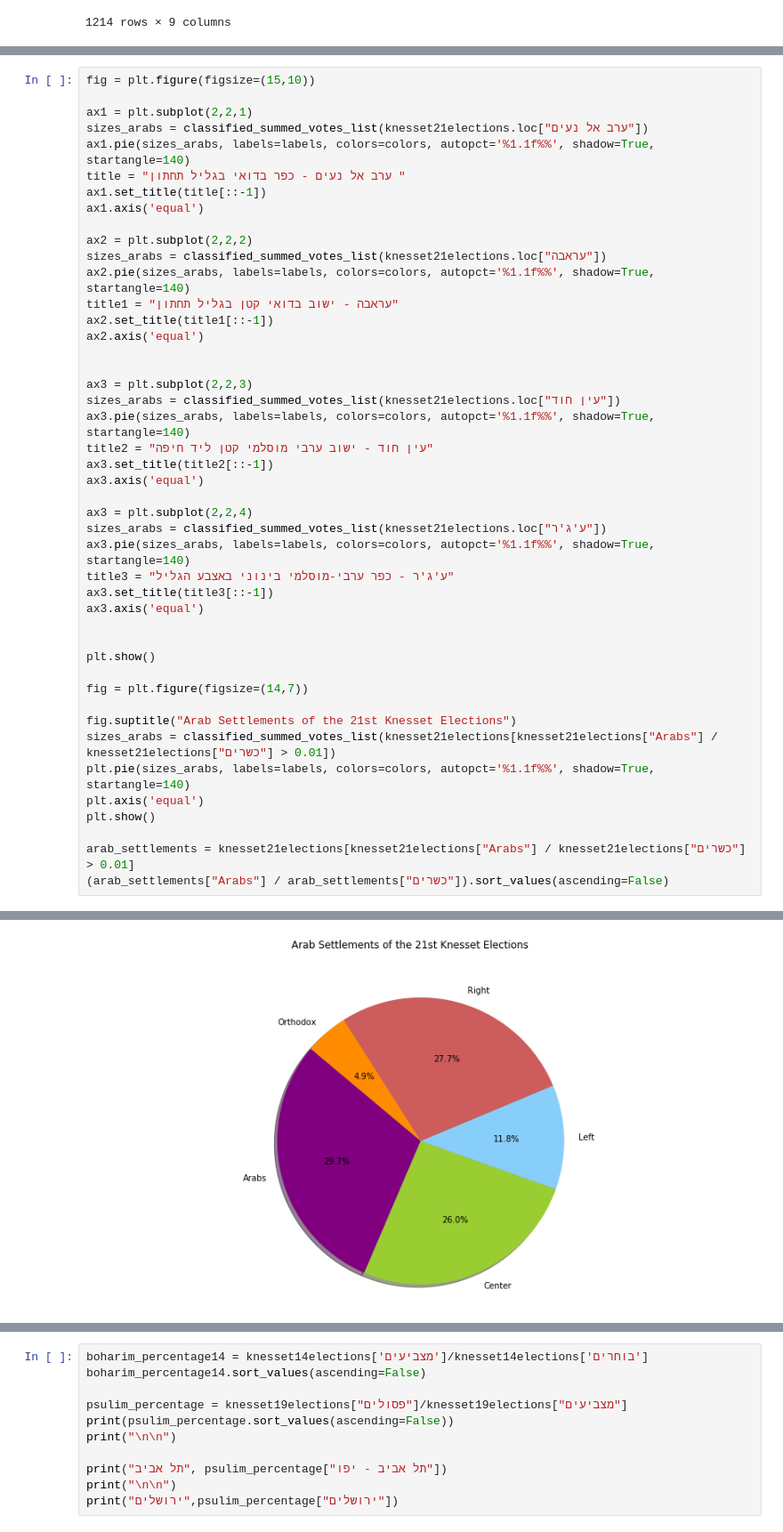
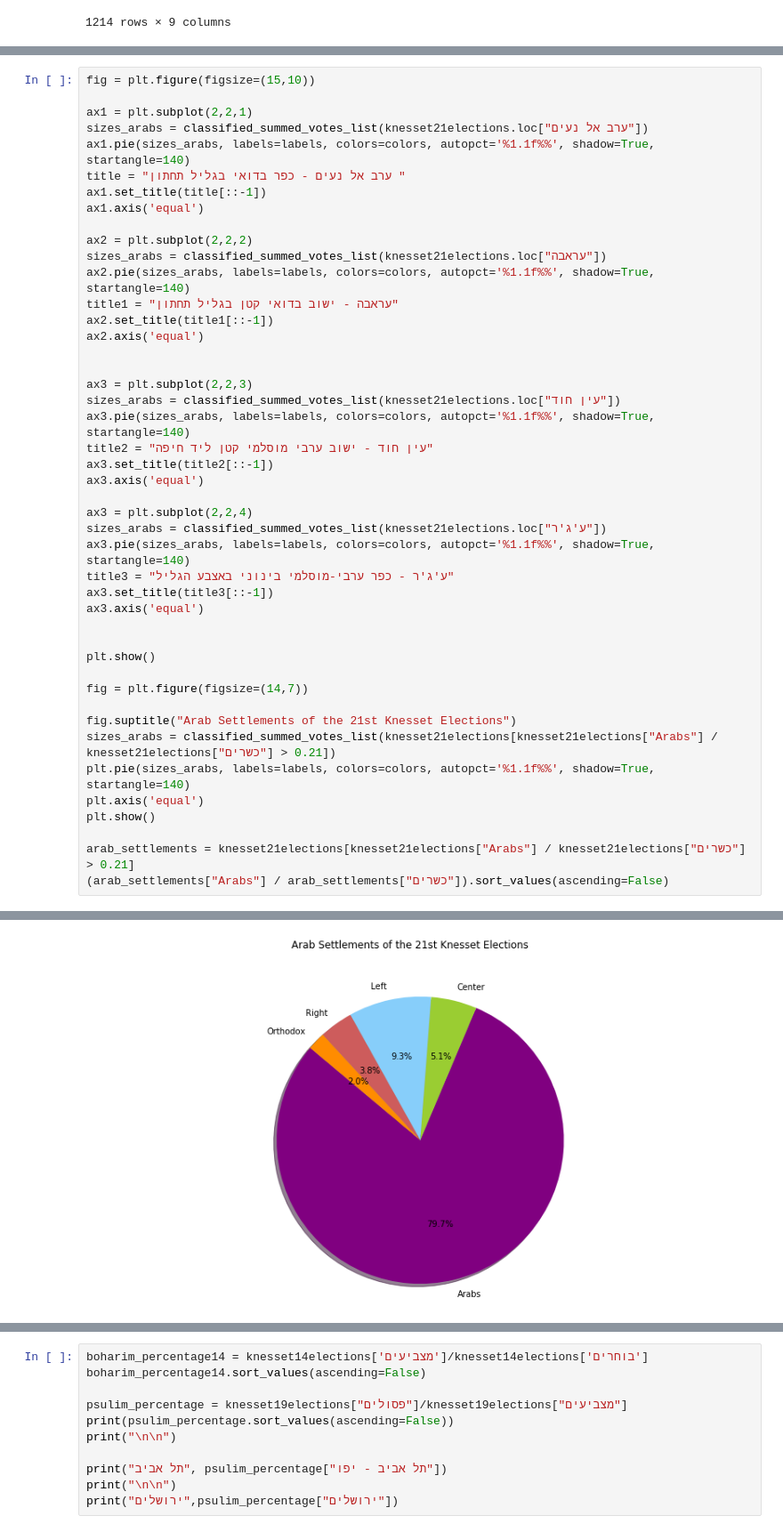
Before and after one commit to alexeyvasy/knesset-elections, a Jupyter notebook: Knesset Elections - Final Project.ipynb, the cells around one changed output, grey strips where cells are left out. Shown: that part at 89% size. Cells and saved outputs as stored; diff of their text form.

```diff
--- a/Knesset Elections - Final Project.ipynb
+++ b/Knesset Elections - Final Project.ipynb
@@ -309,33 +309,33 @@ ax2.set_title(title1[::-1])
 ax2.axis('equal')
 
 
 ax3 = plt.subplot(2,2,3)
 sizes_arabs = classified_summed_votes_list(knesset21elections.loc["עין חוד"])
 ax3.pie(sizes_arabs, labels=labels, colors=colors, autopct='%1.1f%%', shadow=True, startangle=140)
 title2 = "עין חוד - ישוב ערבי מוסלמי קטן ליד חיפה"
 ax3.set_title(title2[::-1])
 ax3.axis('equal')
 
 ax3 = plt.subplot(2,2,4)
 sizes_arabs = classified_summed_votes_list(knesset21elections.loc["ע'ג'ר"])
 ax3.pie(sizes_arabs, labels=labels, colors=colors, autopct='%1.1f%%', shadow=True, startangle=140)
 title3 = "ע'ג'ר - כפר ערבי-מוסלמי בינוני באצבע הגליל"
 ax3.set_title(title3[::-1])
 ax3.axis('equal')
 
 
 plt.show()
 
 fig = plt.figure(figsize=(14,7))
 
 fig.suptitle("Arab Settlements of the 21st Knesset Elections")
-sizes_arabs = classified_summed_votes_list(knesset21elections[knesset21elections["Arabs"] / knesset21elections["כשרים"] > 0.01])
+sizes_arabs = classified_summed_votes_list(knesset21elections[knesset21elections["Arabs"] / knesset21elections["כשרים"] > 0.21])
 plt.pie(sizes_arabs, labels=labels, colors=colors, autopct='%1.1f%%', shadow=True, startangle=140)
 plt.axis('equal')
 plt.show()
 
-arab_settlements = knesset21elections[knesset21elections["Arabs"] / knesset21elections["כשרים"] > 0.01]
+arab_settlements = knesset21elections[knesset21elections["Arabs"] / knesset21elections["כשרים"] > 0.21]
 (arab_settlements["Arabs"] / arab_settlements["כשרים"]).sort_values(ascending=False)
 # %% [output]
 [figure]
-[figure, old version]
+[figure, new version]
```
Also changed, not shown: parts of 1 cell of this notebook.
